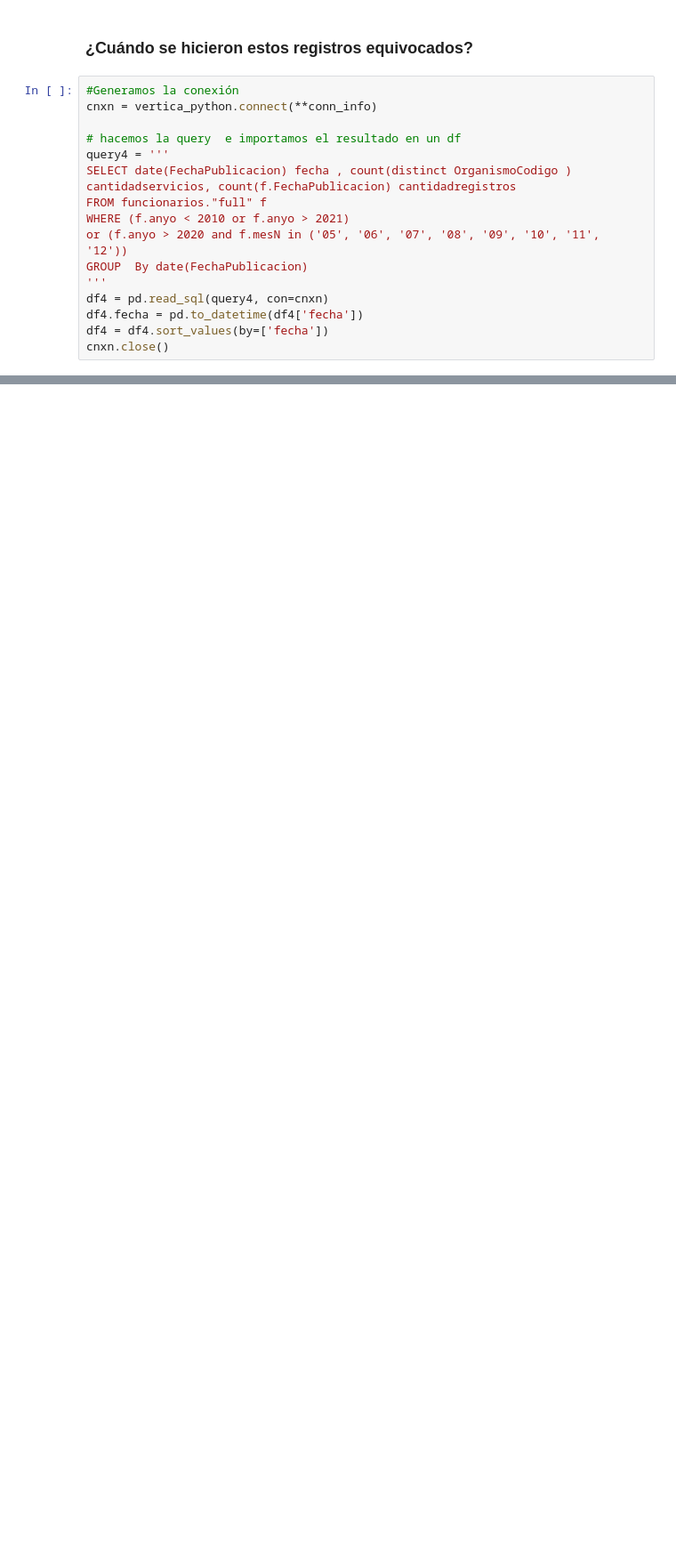
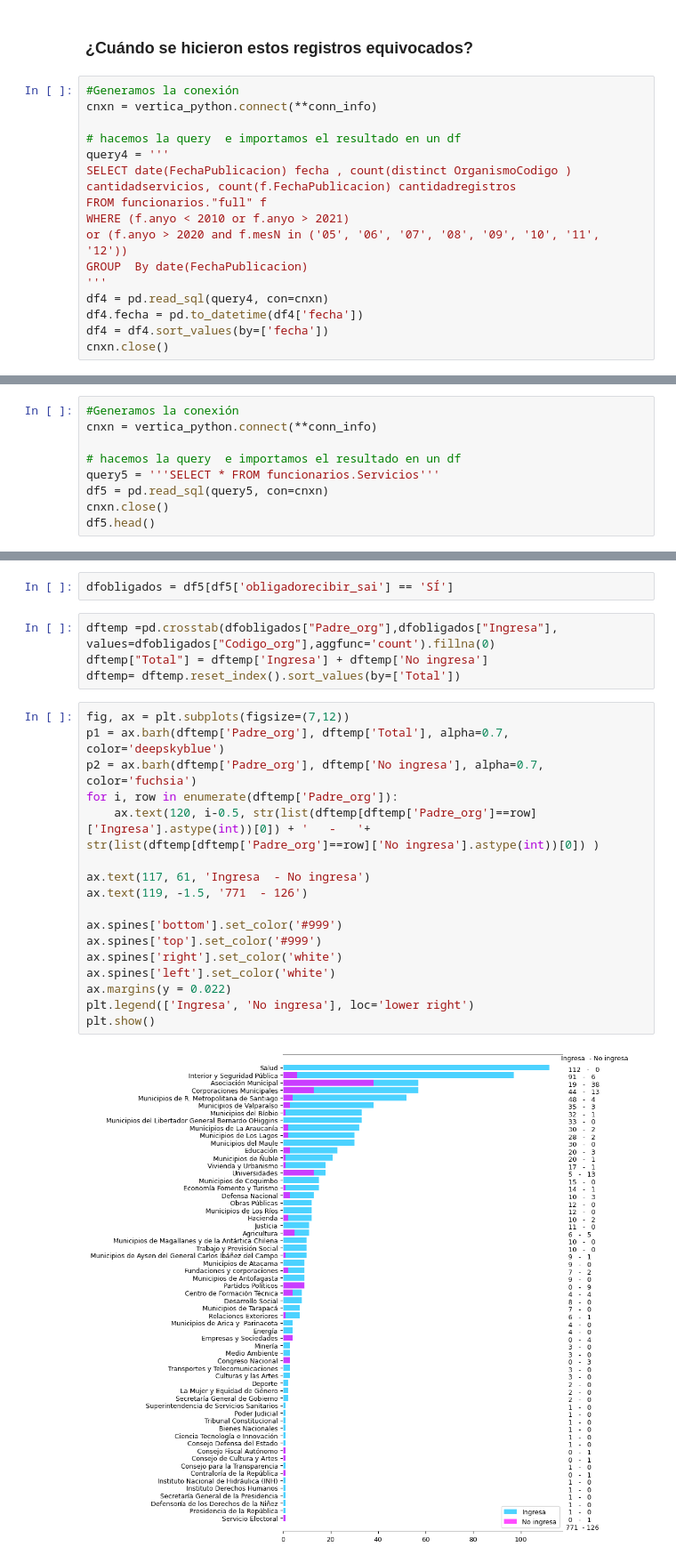
Before and after one commit to josemoragonzalez/PublicEmployment, a Jupyter notebook: informe.ipynb, the cells around one changed output, grey strips where cells are left out. Shown at 89% size. Drawn from its saved outputs; the diff is of its cells as text; blank space fills up the shorter version.

```diff
--- a/informe.ipynb
+++ b/informe.ipynb
@@ -259,0 +279,9 @@ plt.show()
+# %%
+#Generamos la conexión
+cnxn = vertica_python.connect(**conn_info)
+
+# hacemos la query  e importamos el resultado en un df
+query5 = '''SELECT * FROM funcionarios.Servicios'''
+df5 = pd.read_sql(query5, con=cnxn)
+cnxn.close()
+df5.head()
@@ -259,0 +327,26 @@ plt.show()
+# %%
+dfobligados = df5[df5['obligadorecibir_sai'] == 'SÍ']
+# %%
+dftemp =pd.crosstab(dfobligados["Padre_org"],dfobligados["Ingresa"],
+values=dfobligados["Codigo_org"],aggfunc='count').fillna(0)
+dftemp["Total"] = dftemp['Ingresa'] + dftemp['No ingresa']
+dftemp= dftemp.reset_index().sort_values(by=['Total'])
+# %%
+fig, ax = plt.subplots(figsize=(7,12))
+p1 = ax.barh(dftemp['Padre_org'], dftemp['Total'], alpha=0.7, color='deepskyblue')
+p2 = ax.barh(dftemp['Padre_org'], dftemp['No ingresa'], alpha=0.7, color='fuchsia')
+for i, row in enumerate(dftemp['Padre_org']):
+    ax.text(120, i-0.5, str(list(dftemp[dftemp['Padre_org']==row]['Ingresa'].astype(int))[0]) + '   -   '+ str(list(dftemp[dftemp['Padre_org']==row]['No ingresa'].astype(int))[0]) )
+
+ax.text(117, 61, 'Ingresa  - No ingresa')
+ax.text(119, -1.5, '771  - 126')
+
+ax.spines['bottom'].set_color('#999')
+ax.spines['top'].set_color('#999')
+ax.spines['right'].set_color('white')
+ax.spines['left'].set_color('white')
+ax.margins(y = 0.022)
+plt.legend(['Ingresa', 'No ingresa'], loc='lower right')
+plt.show()
+# %% [output]
+[figure, added]
```
Also changed, not shown: parts of 70 cells of this notebook, 18 other files.
